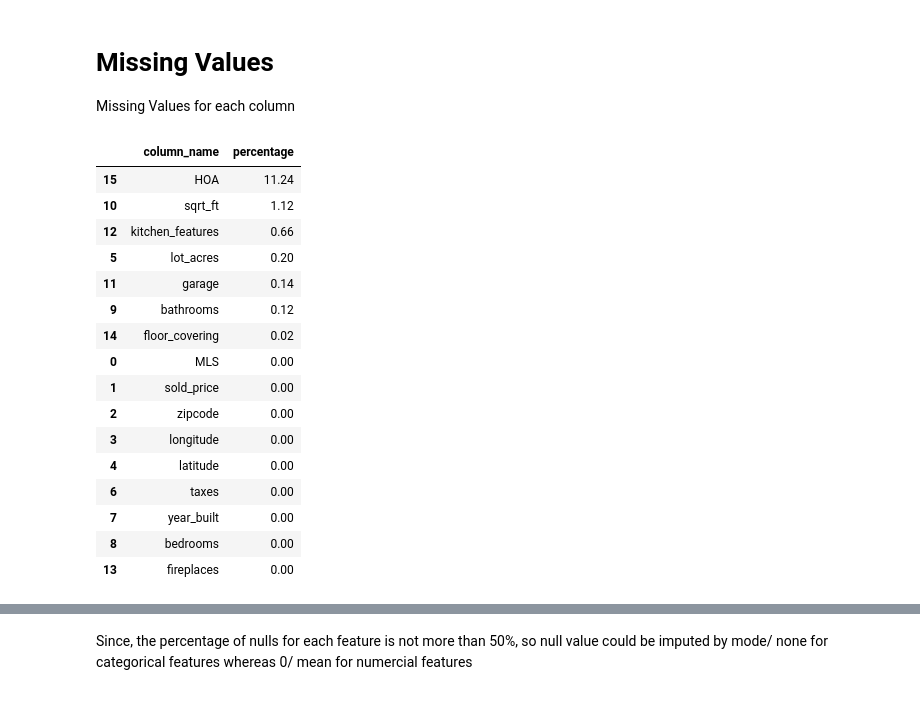
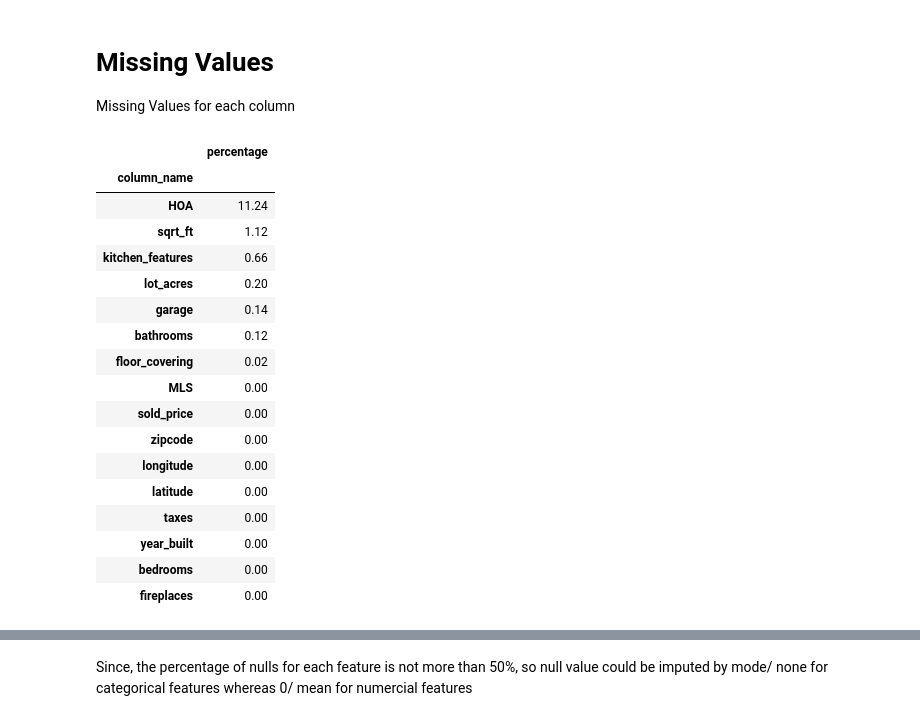
Before and after one commit to AnjaliMizJ/Data-Science-Project, a Jupyter notebook: House data EDA/House_Data_Cleaning.ipynb, the cells around one changed output, grey strips where cells are left out. Cells and saved outputs as stored; diff of their text form; code cells hidden in the pictures.

```diff
--- a/House data EDA/House_Data_Cleaning.ipynb
+++ b/House data EDA/House_Data_Cleaning.ipynb
@@ -100,22 +104,24 @@ dtype: object
 NAN_house = [(c, raw_data_df[c].isna().mean()*100) for c in raw_data_df]
 NAN_house = pd.DataFrame(NAN_house, columns=["column_name", "percentage"])
 # %%
-NAN_house.sort_values("percentage", ascending=False)
+NAN_house = NAN_house.sort_values("percentage", ascending=False).set_index('column_name')
+NAN_house
 # %% [output]
-|  | column_name | percentage |
-| 15 | HOA | 11.24 |
-| 10 | sqrt_ft | 1.12 |
-| 12 | kitchen_features | 0.66 |
-| 5 | lot_acres | 0.20 |
-| 11 | garage | 0.14 |
-| 9 | bathrooms | 0.12 |
-| 14 | floor_covering | 0.02 |
-| 0 | MLS | 0.00 |
-| 1 | sold_price | 0.00 |
-| 2 | zipcode | 0.00 |
-| 3 | longitude | 0.00 |
-| 4 | latitude | 0.00 |
-| 6 | taxes | 0.00 |
-| 7 | year_built | 0.00 |
-| 8 | bedrooms | 0.00 |
-| 13 | fireplaces | 0.00 |
+|  | percentage |
+| column_name |  |
+| HOA | 11.24 |
+| sqrt_ft | 1.12 |
+| kitchen_features | 0.66 |
+| lot_acres | 0.20 |
+| garage | 0.14 |
+| bathrooms | 0.12 |
+| floor_covering | 0.02 |
+| MLS | 0.00 |
+| sold_price | 0.00 |
+| zipcode | 0.00 |
+| longitude | 0.00 |
+| latitude | 0.00 |
+| taxes | 0.00 |
+| year_built | 0.00 |
+| bedrooms | 0.00 |
+| fireplaces | 0.00 |
```
Also changed, not shown: parts of 9 cells of this notebook.
